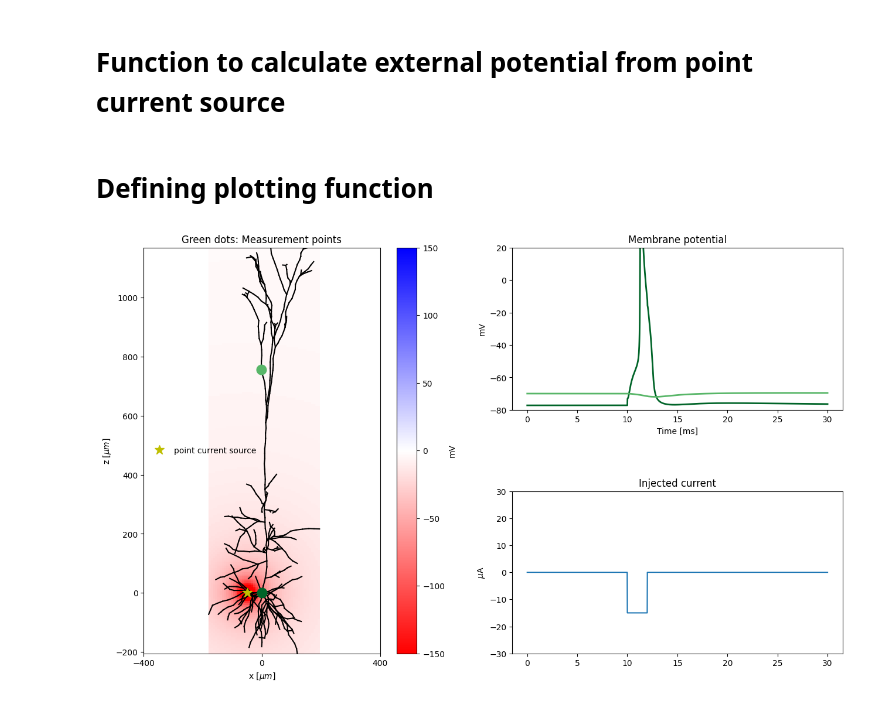
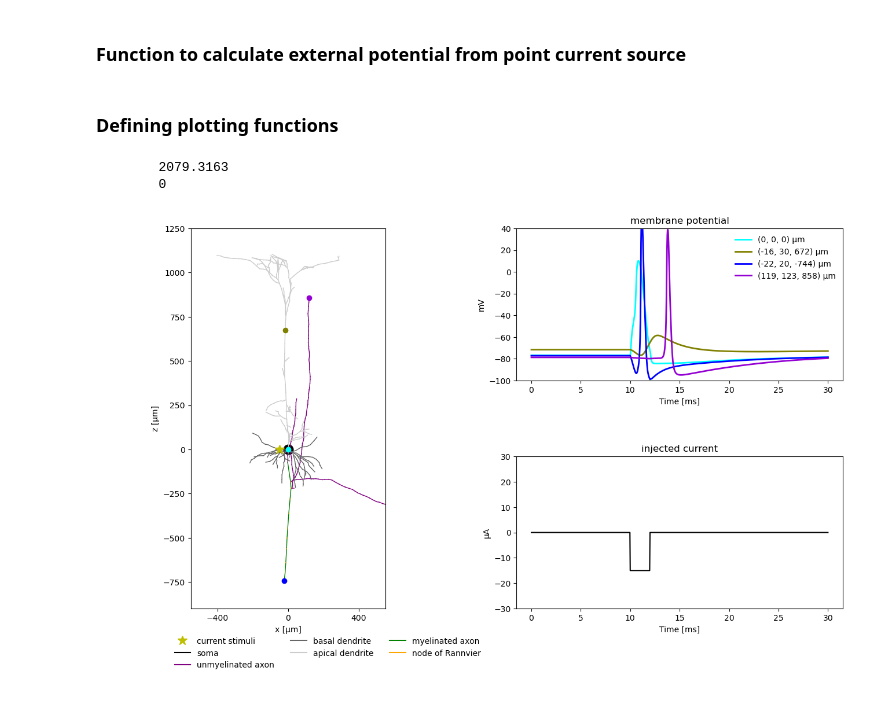
Before and after one commit to LFPy/tutorial_at_EBRAINS, a Jupyter notebook: LFPy_examples/LFPy-example-09-extracellular-current-stimulation.ipynb, the cells around one changed output. Drawn from its saved outputs; the diff is of its cells as text; code cells hidden in the pictures.

Commit message:
Updated current stimulation example to be with Hallermann neuron

```diff
--- a/LFPy_examples/LFPy-example-09-extracellular-current-stimulation.ipynb
+++ b/LFPy_examples/LFPy-example-09-extracellular-current-stimulation.ipynb
@@ -61,5 +105,5 @@ Successfully created x86_64/special
 # %% [markdown]
-# Function to calculate external potential from point current source
+### Function to calculate external potential from point current source
 # %%
 def make_extracellular_stimuli(dbs_params, cell):
     """ Function to calculate and apply external potential """
@@ -84,4 +128,4 @@ def make_extracellular_stimuli(dbs_params, cell):
     cell.insert_v_ext(v_cell_ext, t)
     return ext_field, pulse
 # %% [markdown]
-# Defining plotting function
+### Defining plotting functions
@@ -139,40 +260,25 @@ def plotting_function(dbs_params, cell, ext_field, pulse):
 # %%
-# define cell parameters used as input to cell-class
-cellParameters = {
-    'morphology'    : 'L5bPCmodelsEH/morphologies/cell1.asc',
-    'templatefile'  : ['L5bPCmodelsEH/models/L5PCbiophys3.hoc',
-                       'L5bPCmodelsEH/models/L5PCtemplate.hoc'],
-    'templatename'  : 'L5PCtemplate',
-    'templateargs'  : 'L5bPCmodelsEH/morphologies/cell1.asc',
-    'passive' : False,
-    'nsegs_method' : None,
-    'dt' : 2**-6,
-    'tstart' : -159,
-    'tstop' : 30,
-    'v_init' : -60,
-    'celsius': 34,
-    'pt3d' : True,
-    'extracellular': True,
-}
+tstop = 30
+dt = 2**-5
 
 # delete old sections from NEURON namespace
 neuron.h("forall delete_section()")
 
-# Initialize cell instance, using the LFPy.Cell class
-cell = LFPy.TemplateCell(**cellParameters)
-cell.set_rotation(x=4.729, y=-3.166)
+cell = return_hallermann_cell(tstop, dt, )
 
 # The parameters of the extracellular point current source
-dbs_params = {'position': [-50., 0, 0.],
-              'amp': -15., # uA,
-              'start_time': 10.,
-              'end_time': 12.,
+dbs_params = {'position': [-50, 0,  0],  # x, y, z in µm
+              'amp': -15., # µA,
+              'start_time': 10.,  # ms
+              'end_time': 12.,  # ms
               }
 
 ext_field, pulse = make_extracellular_stimuli(dbs_params, cell)
 
 cell.simulate(rec_vmem=True)
 
 plotting_function(dbs_params, cell, ext_field, pulse)
 # %% [output]
+        2079.3163
+        0
-[figure, old version]
+[figure, new version]
```
Also changed, not shown: parts of 9 cells of this notebook, 1 other file.
